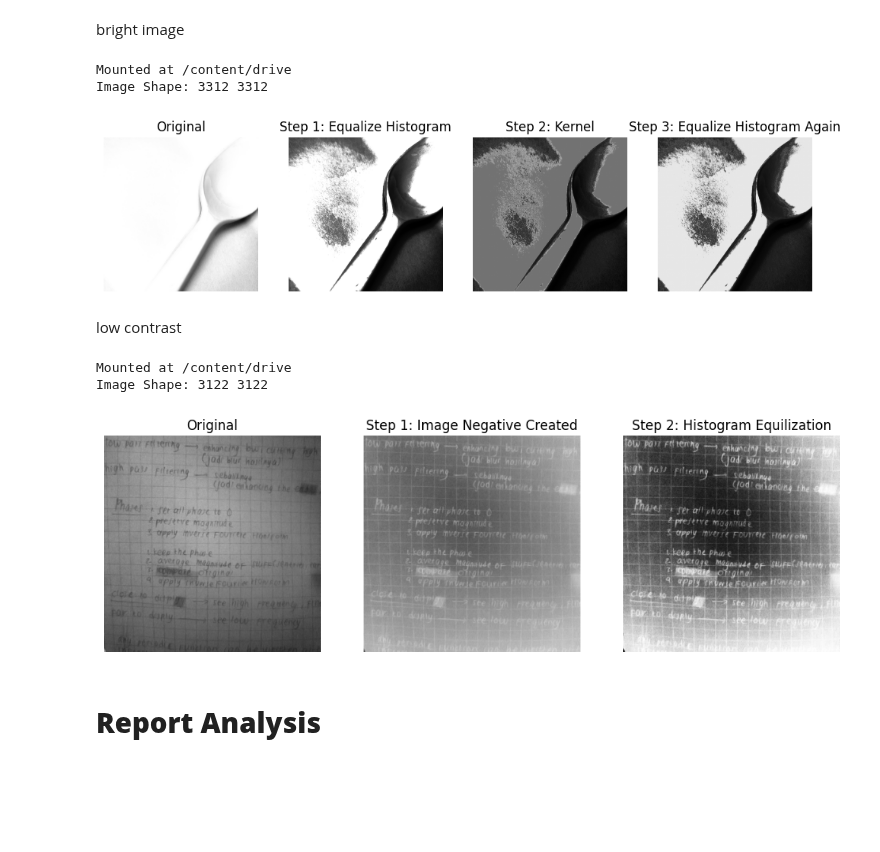
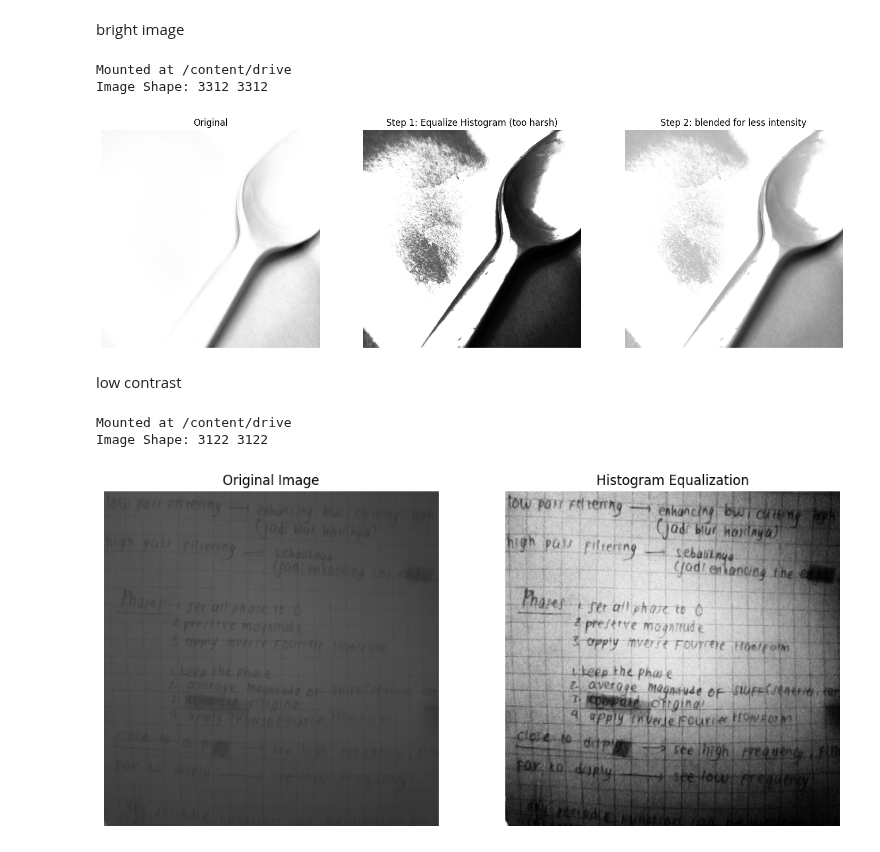
Before and after one commit to jasminealyaa1212/PCD-Assignment-2, a Jupyter notebook: PCD__Assignment02_558659_Jasmine.ipynb, the cells around one changed output. Drawn from its saved outputs; the diff is of its cells as text; code cells hidden in the pictures; blank space fills up the shorter version.

```diff
--- a/PCD__Assignment02_558659_Jasmine.ipynb
+++ b/PCD__Assignment02_558659_Jasmine.ipynb
@@ -55,21 +58,26 @@ drive.mount('/content/drive', force_remount=True)
 image_path = '/content/drive/MyDrive/semester 3/Digital Image Processing/Assignment 2/dark image.jpg'
 img = cv2.imread(image_path, cv2.IMREAD_GRAYSCALE)
 
-filter = cv2.equalizeHist(img)
+filtered = cv2.equalizeHist(img)
+
+alpha = 0.9
+beta = 1.0 - alpha
+blended = cv2.addWeighted(img, alpha, filtered, beta, 0)
+
+gaussian = cv2.GaussianBlur(blended, (7, 7), 3)
 
 m, n = img.shape
 print('Image Shape:', m, n)
 
-images = [img, filter]
-titles = ['Original', 'Step 1: Equalize Histogram']
+images = [img, filtered, blended]
+titles = ['Original', 'Step 1: Equalize Histogram', 'Step 2: blended for less intensity']
 
-plt.figure(figsize=(12, 12))
-for i in range(2):
-    plt.subplot(1, 2, i + 1)
+plt.figure(figsize=(18, 12))
+for i in range(3):
+    plt.subplot(1, 3, i + 1)
     plt.imshow(images[i], cmap='gray')
     plt.title(titles[i])
     plt.axis('off')
-
 plt.show()
 # %% [output]
 Mounted at /content/drive
@@ -80,43 +88,40 @@ bright image
 # %%
 import numpy as np
 import cv2
 import matplotlib.pyplot as plt
 from scipy import ndimage
 
 from google.colab import drive
 
 drive.mount('/content/drive', force_remount=True)
 
 image_path = '/content/drive/MyDrive/semester 3/Digital Image Processing/Assignment 2/bright image.jpg'
 img = cv2.imread(image_path, cv2.IMREAD_GRAYSCALE)
 
 filtered = cv2.equalizeHist(img)
-linear = np.array([[-1, -1, -1],
-                    [-1, 8.45, -1],
-                    [-1, -1, -1]])
-filter = cv2.filter2D(src=filtered, ddepth=-1, kernel=linear)
 
-again = cv2.equalizeHist(filter)
+alpha = 0.8
+beta = 1.0 - alpha
+blended = cv2.addWeighted(img, alpha, filtered, beta, 0)
 
 m, n = img.shape
 print('Image Shape:', m, n)
 
-images = [img, filtered, filter, again]
-titles = ['Original', 'Step 1: Equalize Histogram', 'Step 2: Kernel', 'Step 3: Equalize Histogram Again']
 
+images = [img, filtered, blended, gaussian]
+titles = ['Original', 'Step 1: Equalize Histogram (too harsh)', 'Step 2: blended for less intensity']
 
-plt.figure(figsize=(12, 12))
-for i in range(4):
-    plt.subplot(1, 4, i + 1)
+plt.figure(figsize=(18, 12))
+for i in range(3):
+    plt.subplot(1, 3, i + 1)
     plt.imshow(images[i], cmap='gray')
     plt.title(titles[i])
     plt.axis('off')
-
 plt.show()
 # %% [output]
 Mounted at /content/drive
 Image Shape: 3312 3312
-[figure, old version]
+[figure, new version]
 # %% [markdown]
 low contrast
 # %%
@@ -132,19 +137,18 @@ drive.mount('/content/drive', force_remount=True)
 image_path = '/content/drive/MyDrive/semester 3/Digital Image Processing/Assignment 2/low contrast image.jpg'
 img = cv2.imread(image_path, cv2.IMREAD_GRAYSCALE)
 
-negative_image = 255 - img
-filtered = cv2.equalizeHist(negative_image)
+equalized = cv2.equalizeHist(img)
 
 m, n = img.shape
 print('Image Shape:', m, n)
 
-images = [img, negative_image, filtered]
-titles = ['Original', 'Step 1: Image Negative Created', 'Step 2: Histogram Equilization']
+images = [img, equalized]
+titles = ['Original Image', 'Step 2: Histogram Equalization']
 
-plt.figure(figsize=(12, 12))
-for i in range(3):
-    plt.subplot(1, 3, i + 1)
-    plt.imshow(images[i], cmap='gray')
+plt.figure(figsize=(12, 6))
+for i in range(2):
+    plt.subplot(1, 2, i + 1)
+    plt.imshow(images[i], cmap='gray', vmin=0, vmax=255)
     plt.title(titles[i])
     plt.axis('off')
 
@@ -152,6 +156,4 @@ plt.show()
 # %% [output]
 Mounted at /content/drive
 Image Shape: 3122 3122
-[figure, old version]
+[figure, new version]
-# %% [markdown]
-# **Report Analysis**
```
Also changed, not shown: parts of 3 cells of this notebook.
